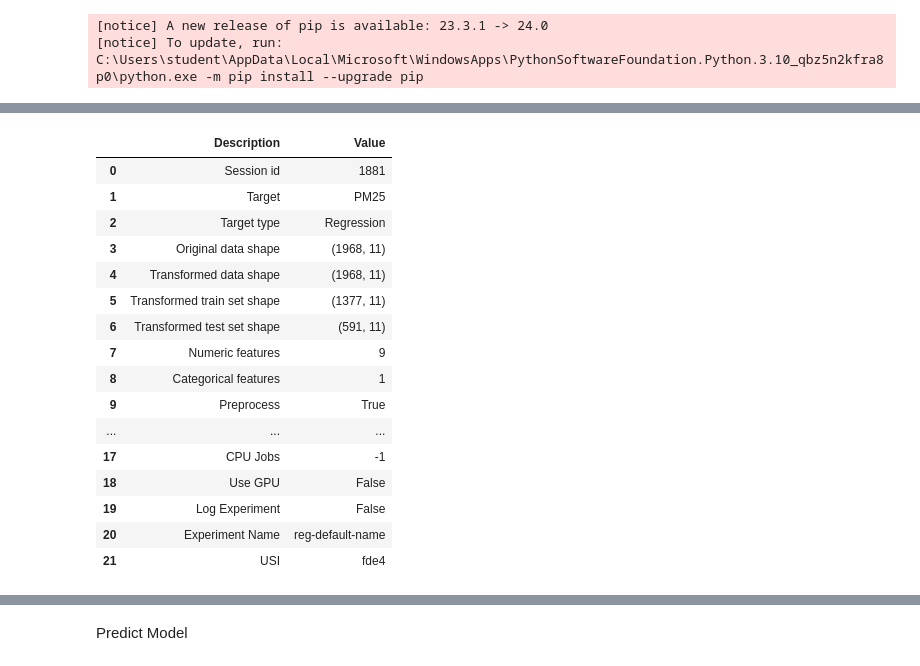
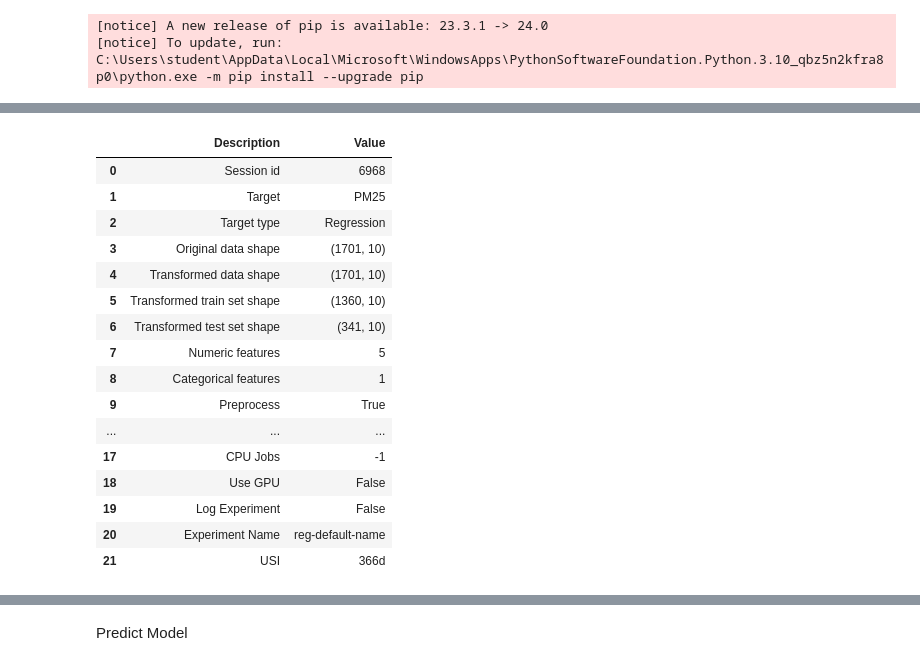
Before and after one commit to ARen990/TermProject_dash_air4, a Jupyter notebook: Air4God.ipynb, the cells around one changed output, grey strips where cells are left out. Drawn from its saved outputs; the diff is of its cells as text; code cells hidden in the pictures.

```diff
--- a/Air4God.ipynb
+++ b/Air4God.ipynb
@@ -47,3 +25,42 @@ train
+# %%
+# Import libraries
+import pandas as pd
+import requests
+from pycaret.classification import *
+from datetime import datetime
+from dateutil.relativedelta import relativedelta
+
+# Fetch data from Air4Thai API
+station_id = "44t"
+param = "PM25,PM10,O3,CO,NO2,SO2,WS,TEMP,RH,WD,BP,RAIN"
+data_type = "hr"
+
+# Calculate start_date as 3 months ago from today
+start_date = (datetime.today() - relativedelta(months=3)).strftime('%Y-%m-%d')
+
+# Set end_date to today's date
+end_date = datetime.today().strftime('%Y-%m-%d')
+
+start_time = "00"
+end_time = "23"
+
+url = f"http://air4thai.com/forweb/getHistoryData.php?stationID={station_id}&param={param}&type={data_type}&sdate={start_date}&edate={end_date}&stime={start_time}&etime={end_time}"
+response = requests.get(url)
+response_json = response.json()
+import pandas as pd
+
+pd_from_dict = pd.DataFrame.from_dict(response_json["stations"][0]["data"])
+csv_filename = f"air4thai_{station_id}_{start_date}_{end_date}.csv"
+pd_from_dict.to_csv(csv_filename)
+
+
+# Load your dataset containing PM25, PM10, O3, CO, NO2, SO2, WS, TEMP, RH, WD
+data = pd.read_csv(f"air4thai_{station_id}_{start_date}_{end_date}.csv")
+
+data.rename(columns={'TEMP': 'Temperature'}, inplace=True)
+data.rename(columns={'WD': 'Wind Direction'}, inplace=True)
+data.rename(columns={'RH': 'Relative Humidity'}, inplace=True)
+data.rename(columns={'BP': 'Atmospheric Pressure'}, inplace=True)
 # %%
 import numpy as np
 # Set the threshold for non-null values
@@ -85,19 +105,20 @@ max      20.000000
 # %%
 import jinja2
 
 from pycaret.regression import *
 
-session_1 = setup(train, target = 'PM25')
+session_1 = setup(data, target='PM25', train_size=0.8,
+            numeric_features=['Relative Humidity', 'Wind Direction', 'Atmospheric Pressure', 'Temperature','RAIN'])
 # %% [output]
 |  | Description | Value |
-| 0 | Session id | 1881 |
+| 0 | Session id | 6968 |
 | 1 | Target | PM25 |
 | 2 | Target type | Regression |
-| 3 | Original data shape | (1968, 11) |
-| 4 | Transformed data shape | (1968, 11) |
-| 5 | Transformed train set shape | (1377, 11) |
-| 6 | Transformed test set shape | (591, 11) |
-| 7 | Numeric features | 9 |
+| 3 | Original data shape | (1701, 10) |
+| 4 | Transformed data shape | (1701, 10) |
+| 5 | Transformed train set shape | (1360, 10) |
+| 6 | Transformed test set shape | (341, 10) |
+| 7 | Numeric features | 5 |
 | 8 | Categorical features | 1 |
 | 9 | Preprocess | True |
 | ... | ... | ... |
@@ -105,7 +126,7 @@ session_1 = setup(train, target = 'PM25')
 | 18 | Use GPU | False |
 | 19 | Log Experiment | False |
 | 20 | Experiment Name | reg-default-name |
-| 21 | USI | fde4 |
+| 21 | USI | 366d |
 # %%
 best_model = compare_models()
 # %% [output]
```
Also changed, not shown: parts of 10 cells of this notebook, 8 other files.
